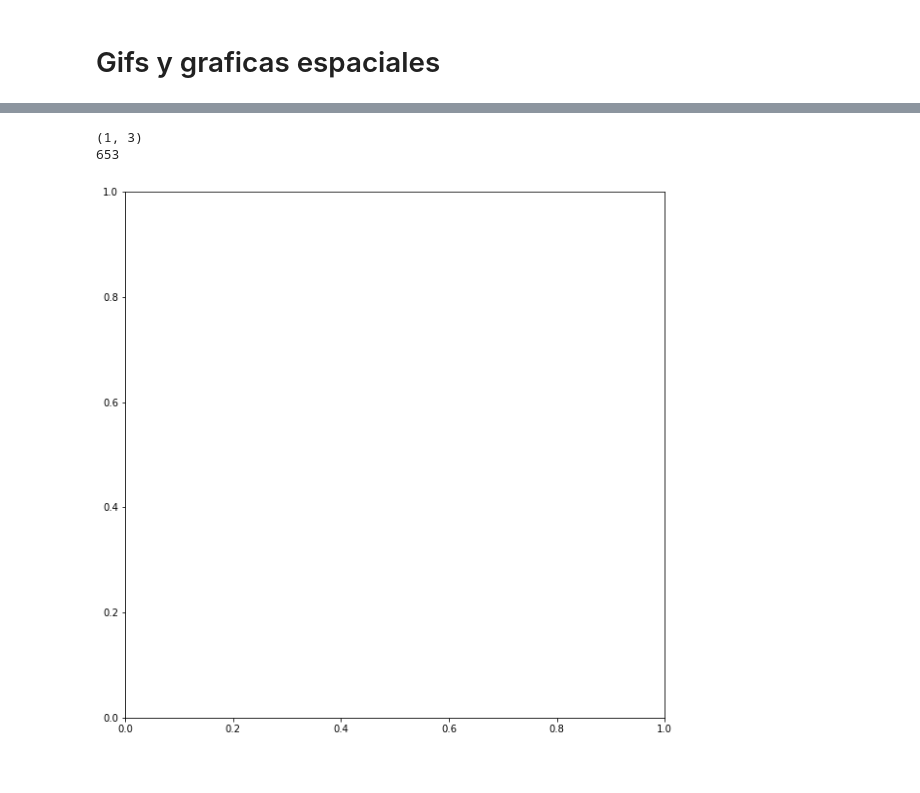
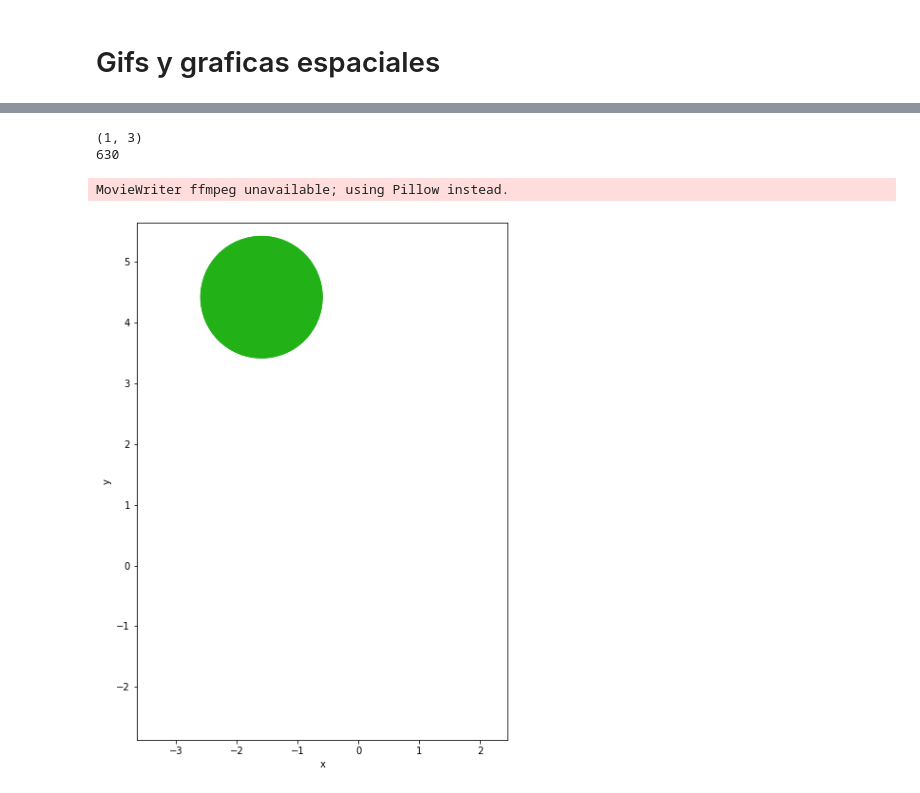
Before and after one commit to bcifuentes/Turbulencias, a Jupyter notebook: src/Analisis.ipynb, the cells around one changed output, grey strips where cells are left out. Cells and saved outputs as stored; diff of their text form; code cells hidden in the pictures.

Commit message:
pruebas comentadas jeje

```diff
--- a/src/Analisis.ipynb
+++ b/src/Analisis.ipynb
@@ -205,7 +190,7 @@ print(np.shape(col))
 
 dt = data.loc[0]["t"].to_numpy()[1] - data.loc[0]["t"].to_numpy()[0]
 
-delta = dt
+delta = dt*2.5
 Moleculas = data[(data["t"]/delta)==np.floor(data["t"]/delta)] #? lo implemente asi porque no me funcionaba con el modulo (data["t"]%delta==0)
 #TODO: Mejorarlo para que no se pierdan cuadros en el proceso
 
@@ -213,30 +198,32 @@ cuadros = len(Moleculas.loc[0])
 print(cuadros)
 # %% [output]
 (1, 3)
-653
+630
 # %%
 # Define the animation function
 def animate(i):
     ax.clear()
     ax.set_aspect('equal')
-    ax.set_xlim(-60,60)
-    ax.set_ylim(-60,60)
+    ax.set_xlim(Moleculas["x"].min()-R, Moleculas["x"].max()+R)
+    ax.set_ylim(Moleculas["y"].min()-R, Moleculas["y"].max()+R)
     plt.xlabel("x")
     plt.ylabel("y")
     for j in data.index.unique():
         Molecula = Moleculas.loc[j]
         circle = plt.Circle((Molecula["x"].iloc[i], Molecula["y"].iloc[i]),  R, color=col[j], fill=True)
         ax.add_artist(circle)
-    circle = plt.Circle((0, 0), 50, color="black", fill=False)
+    #circle = plt.Circle((0, 0), 50, color="black", fill=False)
     ax.add_artist(circle)
 
 
 # Create the animation
 fig, ax = plt.subplots(figsize=(10, 10))
 anim = animation.FuncAnimation(fig, animate, frames=cuadros, interval=100, repeat=False)
 
 #! solo se ve la animacion en cuando se guarda en un archivo
+#! cambiar nombre
 # Save the animation
-#anim.save("prueba.gif", savefig_kwargs={'facecolor':'white'})
+#anim.save("../outp/dif2.gif", savefig_kwargs={'facecolor':'white'})
 # %% [output]
+MovieWriter ffmpeg unavailable; using Pillow instead.
-[figure, old version]
+[figure, new version]
```
Also changed, not shown: parts of 8 cells of this notebook.
